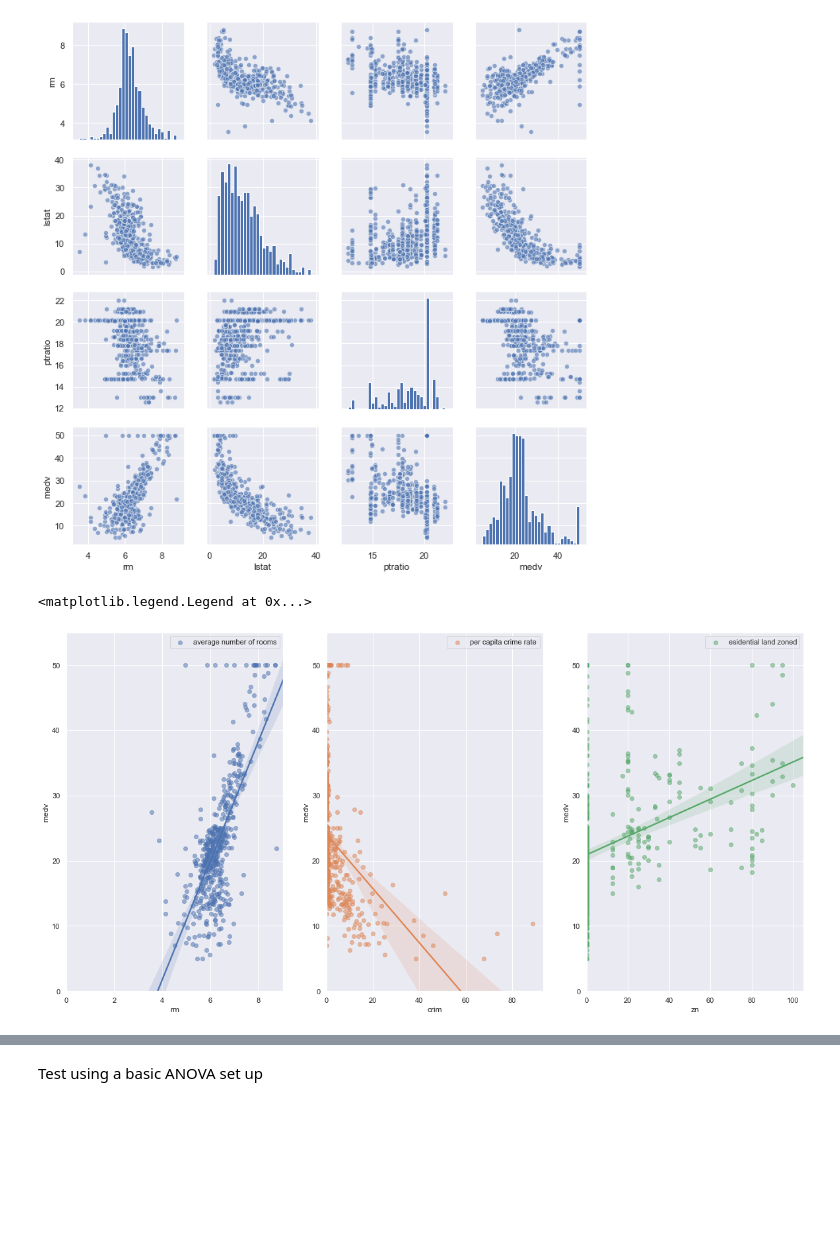
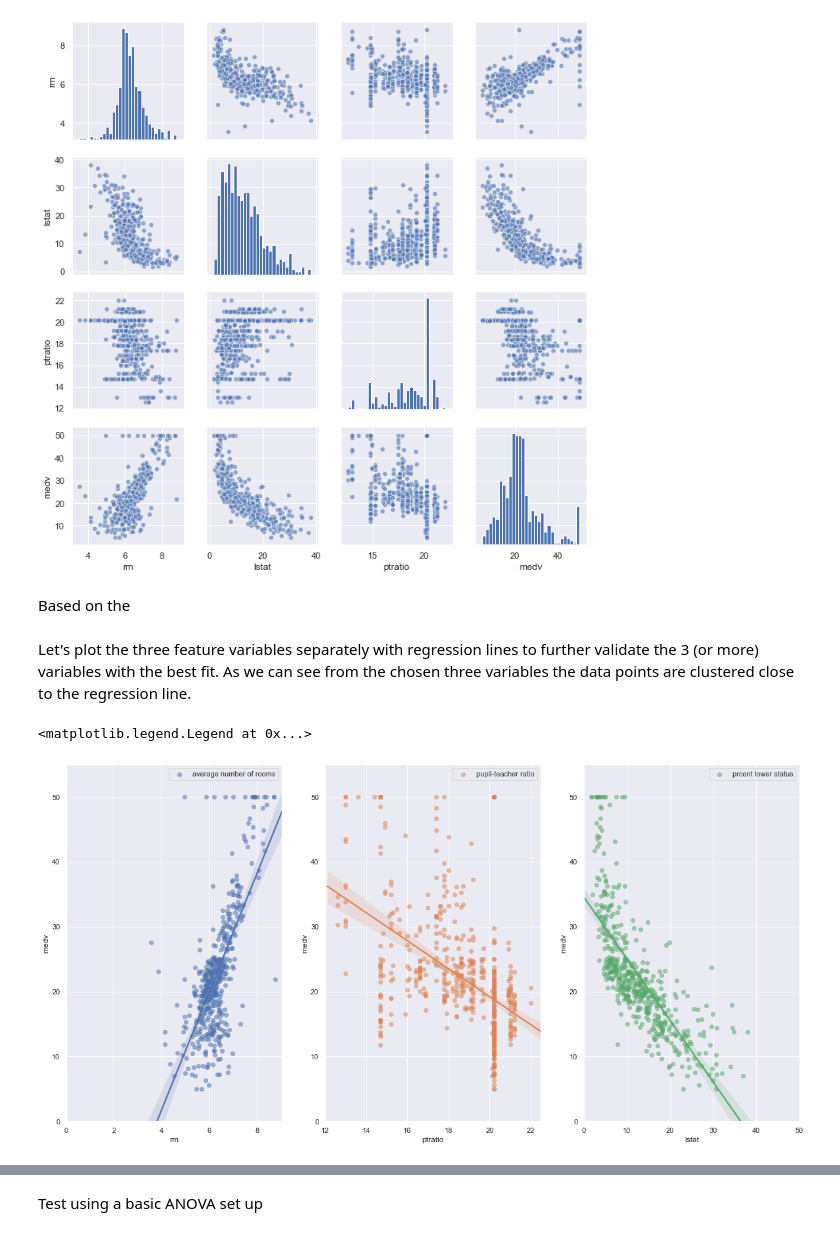
Before and after one commit to G00364690/MLS-Project, a Jupyter notebook: MLS Project.ipynb, the cells around one changed output, grey strips where cells are left out. Drawn from its saved outputs; the diff is of its cells as text; code cells hidden in the pictures; blank space fills up the shorter version.

```diff
--- a/MLS Project.ipynb
+++ b/MLS Project.ipynb
@@ -155,31 +182,36 @@ df[feature_var].corr()
 | medv | 0.695360 | -0.737663 | -0.507787 | 1.000000 |
 # %%
 #pair plotting the feature variables
+sns.set(rc={'figure.figsize':(15,15)})
 sns.pairplot(df[feature_var], plot_kws={'alpha':0.6}, diag_kws={'bins':30})
 # %% [output]
 <seaborn.axisgrid.PairGrid at 0x...>
 [figure]
+# %% [markdown]
+Based on the
+# %% [markdown]
+Let's plot the three feature variables separately with regression lines to further validate the 3 (or more) variables with the best fit. As we can see from the chosen three variables the data points are clustered close to the regression line.
 # %%
 #Use Seaborn instead of matplotlib for best fit line
 #https://subscription.packtpub.com/book/programming/9781789804744/1/ch01lvl1sec11/our-first-analysis-the-boston-housing-dataset
 import matplotlib
 sns.set(rc={'figure.figsize':(20,10)})
 fig, ax = plt.subplots(1, 3)
 
 rm = sns.regplot('rm', 'medv', df, ax=ax[0], label='average number of rooms', scatter_kws={'alpha': 0.5})
 rm.set(ylim=(0, 55))
 rm.set(xlim=(0, None))
 rm.legend()
 
-crim = sns.regplot('crim', 'medv', df, ax=ax[1], label='per capita crime rate', scatter_kws={'alpha': 0.5})
-crim.set(ylim=(0, 55))
-crim.set(xlim=(0, None))
-crim.legend()
+ptr = sns.regplot('ptratio', 'medv', df, ax=ax[1], label='pupil-teacher ratio', scatter_kws={'alpha': 0.5})
+ptr.set(ylim=(0, 55))
+ptr.set(xlim=(12, None))
+ptr.legend()
 
-zn = sns.regplot('zn', 'medv', df, ax=ax[2], label='esidential land zoned', scatter_kws={'alpha': 0.5})
-zn.set(ylim=(0, 55))
-zn.set(xlim=(0, None))
-zn.legend()
+lst = sns.regplot('lstat', 'medv', df, ax=ax[2], label='prcent lower status', scatter_kws={'alpha': 0.5})
+lst.set(ylim=(0, 55))
+lst.set(xlim=(0, 50))
+lst.legend()
 # %% [output]
 <matplotlib.legend.Legend at 0x...>
-[figure, old version]
+[figure, new version]
```
Also changed, not shown: parts of 30 cells of this notebook.
